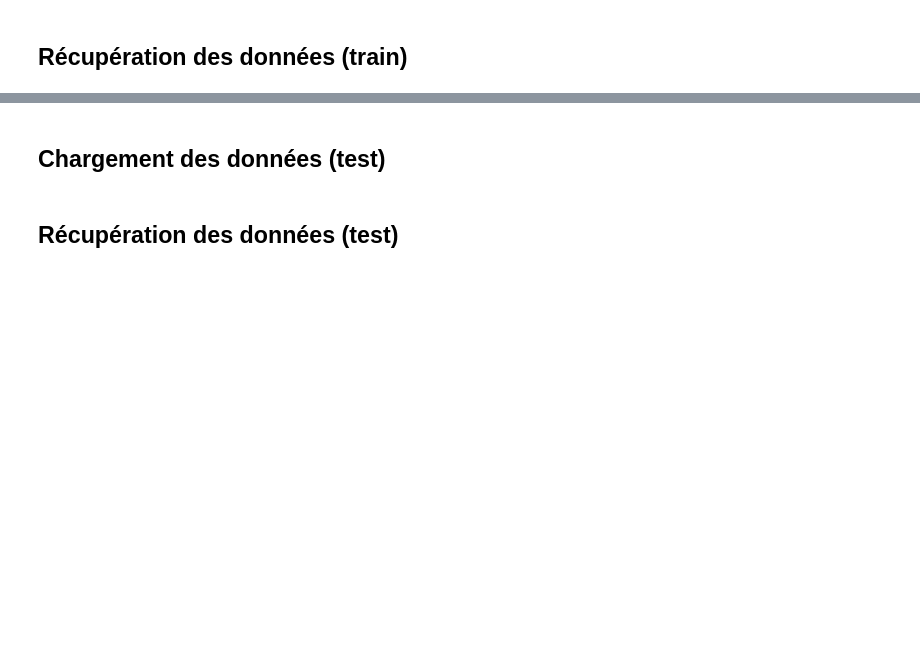
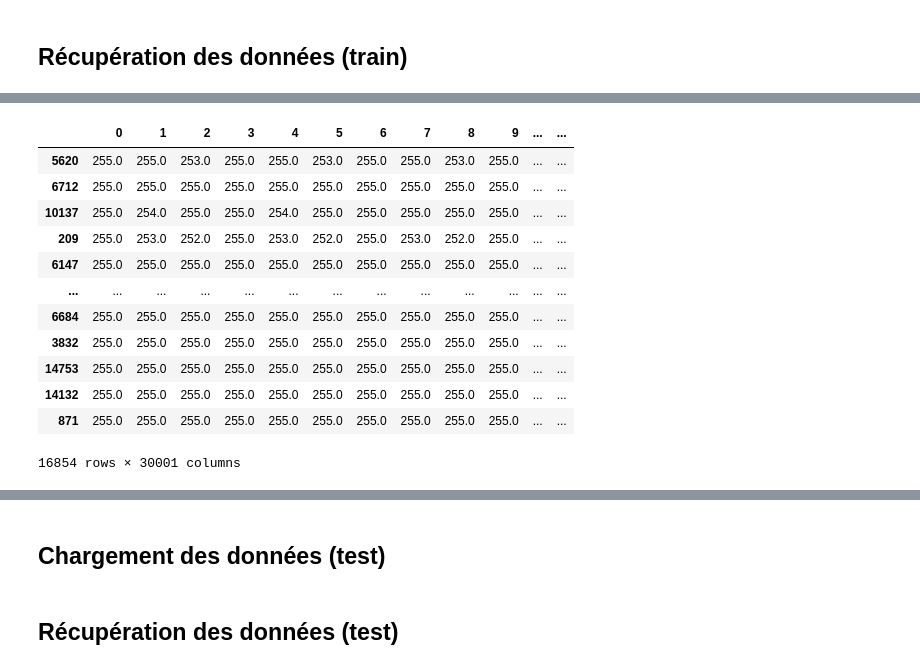
Before and after one commit to flomSStaar/IA-FruitRecognition, a Jupyter notebook: Fruit recognition.ipynb, the cells around one changed output, grey strips where cells are left out. Cells and saved outputs as stored; diff of their text form; code cells hidden in the pictures; blank space fills up the shorter version.

Commit message:
Modification du notebook pour qu'il soit conforme ATTENTION !! Le train.csv n'a pas été mis à jour car trop lourd

```diff
--- a/Fruit recognition.ipynb
+++ b/Fruit recognition.ipynb
@@ -51,0 +72,16 @@ tab.head(5)
+# %%
+tab.sample(frac=1) # Pour mélanger
+# %% [output]
+|  | 0 | 1 | 2 | 3 | 4 | 5 | 6 | 7 | 8 | 9 | ... | ... |
+| 5620 | 255.0 | 255.0 | 253.0 | 255.0 | 255.0 | 253.0 | 255.0 | 255.0 | 253.0 | 255.0 | ... | ... |
+| 6712 | 255.0 | 255.0 | 255.0 | 255.0 | 255.0 | 255.0 | 255.0 | 255.0 | 255.0 | 255.0 | ... | ... |
+| 10137 | 255.0 | 254.0 | 255.0 | 255.0 | 254.0 | 255.0 | 255.0 | 255.0 | 255.0 | 255.0 | ... | ... |
+| 209 | 255.0 | 253.0 | 252.0 | 255.0 | 253.0 | 252.0 | 255.0 | 253.0 | 252.0 | 255.0 | ... | ... |
+| 6147 | 255.0 | 255.0 | 255.0 | 255.0 | 255.0 | 255.0 | 255.0 | 255.0 | 255.0 | 255.0 | ... | ... |
+| ... | ... | ... | ... | ... | ... | ... | ... | ... | ... | ... | ... | ... |
+| 6684 | 255.0 | 255.0 | 255.0 | 255.0 | 255.0 | 255.0 | 255.0 | 255.0 | 255.0 | 255.0 | ... | ... |
+| 3832 | 255.0 | 255.0 | 255.0 | 255.0 | 255.0 | 255.0 | 255.0 | 255.0 | 255.0 | 255.0 | ... | ... |
+| 14753 | 255.0 | 255.0 | 255.0 | 255.0 | 255.0 | 255.0 | 255.0 | 255.0 | 255.0 | 255.0 | ... | ... |
+| 14132 | 255.0 | 255.0 | 255.0 | 255.0 | 255.0 | 255.0 | 255.0 | 255.0 | 255.0 | 255.0 | ... | ... |
+| 871 | 255.0 | 255.0 | 255.0 | 255.0 | 255.0 | 255.0 | 255.0 | 255.0 | 255.0 | 255.0 | ... | ... |
+16854 rows × 30001 columns
```
Also changed, not shown: parts of 13 cells of this notebook.
